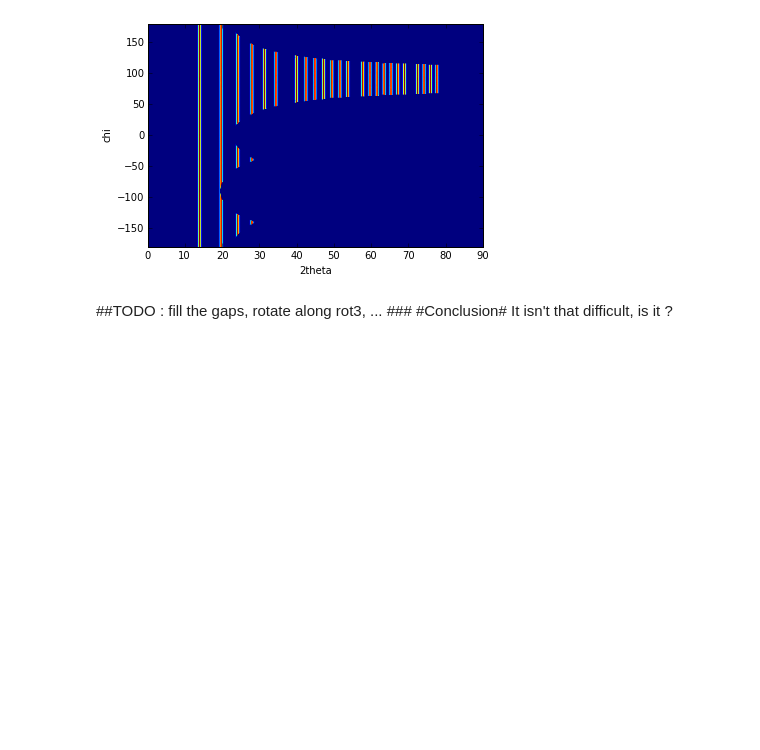
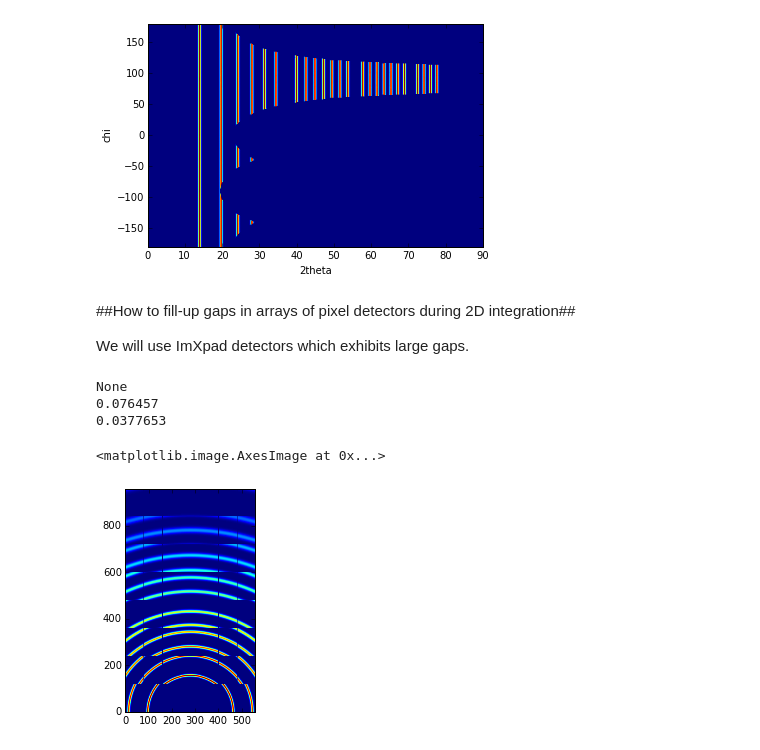
Before and after one commit to silx-kit/pyFAI, a Jupyter notebook: doc/source/usage/tutorial/MultiGeometry.ipynb, the cells around one changed output. Drawn from its saved outputs; the diff is of its cells as text; code cells hidden in the pictures; blank space fills up the shorter version.

```diff
--- a/doc/source/usage/tutorial/MultiGeometry.ipynb
+++ b/doc/source/usage/tutorial/MultiGeometry.ipynb
@@ -230,7 +230,26 @@ ylabel("chi")
 # %% [output]
 <matplotlib.text.Text at 0x...>
 [figure]
-# %% [markdown]
-##TODO : fill the gaps, rotate along rot3, ... ###
-#Conclusion#
-It isn't that difficult, is it ?
+# %% [markdown]
+##How to fill-up gaps in arrays of pixel detectors during 2D integration##
+
+We will use ImXpad detectors which exhibits large gaps.
+# %%
+det = pyFAI.detectors.detector_factory("Xpad_flat")
+p1, p2, p3 = det.calc_cartesian_positions()
+print(p3)
+poni1 = p1.mean()
+poni2 = p2.mean()
+print(poni1)
+print(poni2)
+# %% [output]
+None
+0.076457
+0.0377653
+# %%
+ai = pyFAI.AzimuthalIntegrator(dist=0.1, poni1=0, poni2=poni2, detector=det)
+img = LaB6.fake_calibration_image(ai)
+imshow(img, origin="lower")
+# %% [output]
+<matplotlib.image.AxesImage at 0x...>
+[figure, added]
```
Also changed, not shown: parts of 8 cells of this notebook, 15 other files.
